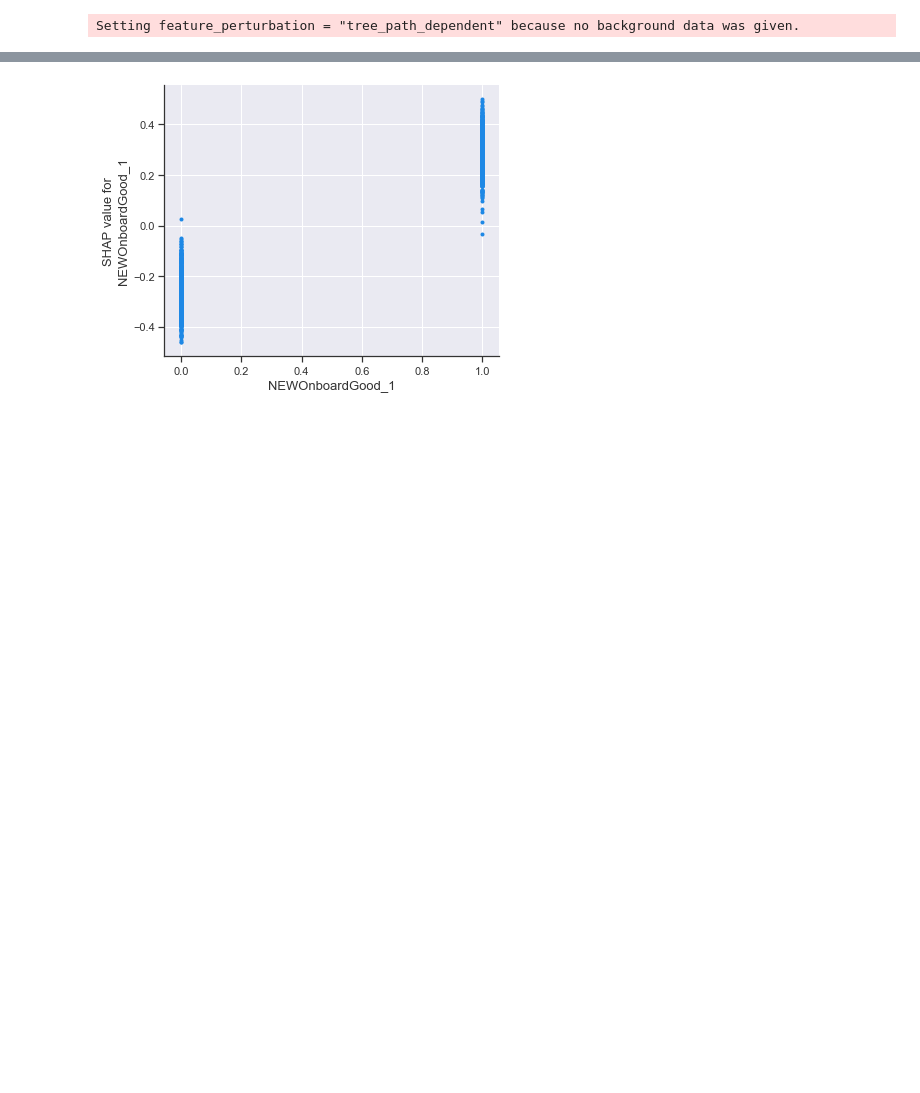
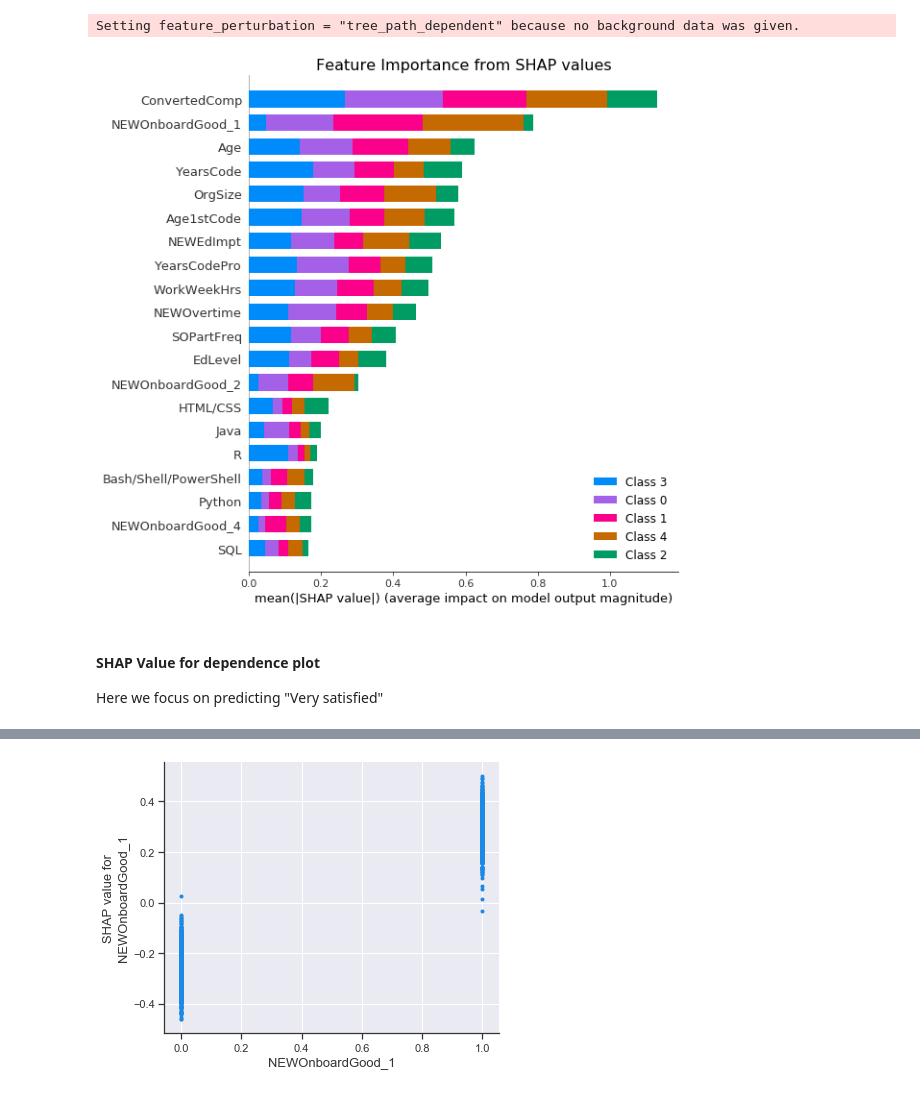
Before and after one commit to Chancylin/StackOverflow_Survey, a Jupyter notebook: notebooks/stackoverflow.ipynb, the cells around one changed output, grey strips where cells are left out. Cells and saved outputs as stored; diff of their text form; code cells hidden in the pictures; blank space fills up the shorter version.

```diff
--- a/notebooks/stackoverflow.ipynb
+++ b/notebooks/stackoverflow.ipynb
@@ -1725,7 +1768,8 @@ joblib.dump(clf_cv, filename=os.path.join(root_dir, 'model/xgb_cv_pipeline'))
 ['/Users/lcx/Documents/courses/udacity_DS/2-Intro_to_DS/project_medium_post/model/xgb_cv_pipeline']
 # %%
 # load saved pipeline
-# clf_cv = joblib.load(os.path.join(root_dir, 'workplace/xgb_cv_pipeline'))
+import joblib
+clf_cv = joblib.load(os.path.join(root_dir, 'model/xgb_cv_pipeline'))
 # %% [markdown]
 #### 5.5.4. Insight from modelling result
 # %%
@@ -1802,3 +1846,14 @@ explainer = shap.TreeExplainer(xgb_model)
 shap_values = explainer.shap_values(X_test_for_xgb)
 # %% [output]
 Setting feature_perturbation = "tree_path_dependent" because no background data was given.
+# %%
+# global feature importance from SHAP values
+plt.title("Feature Importance from SHAP values", fontsize=16)
+
+shap.summary_plot(shap_values, X_test_for_xgb, plot_type="bar")
+# %% [output]
+[figure, added]
+# %% [markdown]
+#### SHAP Value for dependence plot
+
+Here we focus on predicting "Very satisfied"
```
Also changed, not shown: parts of 13 cells of this notebook, 2 other files.
